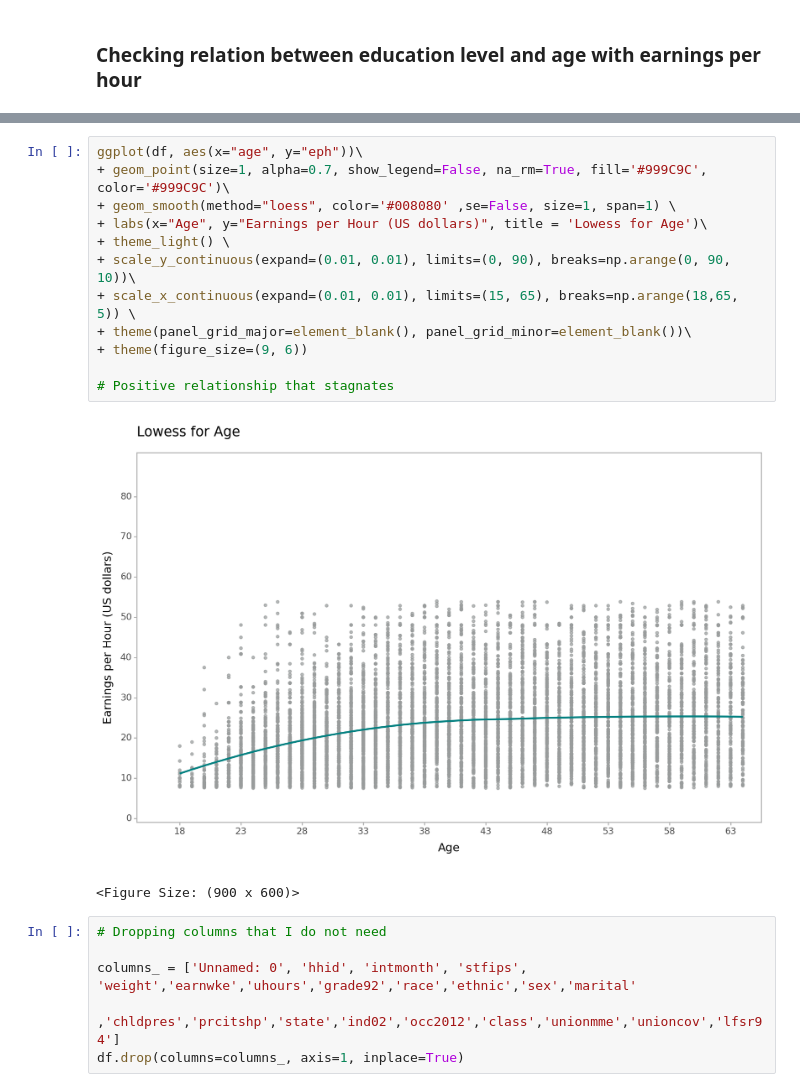
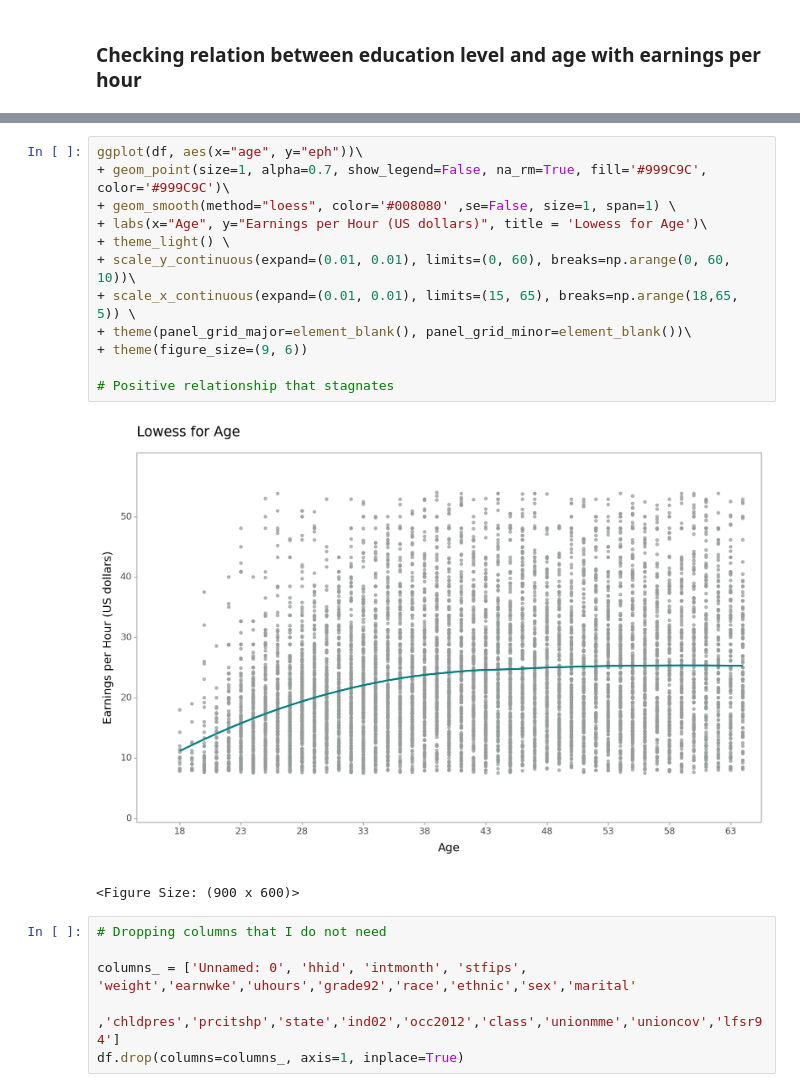
Before and after one commit to arbash-malik/DA3, a Jupyter notebook: Assignment Code.ipynb, the cells around one changed output, grey strips where cells are left out. Drawn from its saved outputs; the diff is of its cells as text.

Commit message:
Changed graph limit
sq breaks and axis limits

```diff
--- a/Assignment Code.ipynb
+++ b/Assignment Code.ipynb
@@ -467,17 +467,17 @@ ggplot(df, aes(x="grade92", y="eph"))\
 # %%
 ggplot(df, aes(x="age", y="eph"))\
 + geom_point(size=1, alpha=0.7, show_legend=False, na_rm=True, fill='#999C9C', color='#999C9C')\
 + geom_smooth(method="loess", color='#008080' ,se=False, size=1, span=1) \
 + labs(x="Age", y="Earnings per Hour (US dollars)", title = 'Lowess for Age')\
 + theme_light() \
-+ scale_y_continuous(expand=(0.01, 0.01), limits=(0, 90), breaks=np.arange(0, 90, 10))\
++ scale_y_continuous(expand=(0.01, 0.01), limits=(0, 60), breaks=np.arange(0, 60, 10))\
 + scale_x_continuous(expand=(0.01, 0.01), limits=(15, 65), breaks=np.arange(18,65, 5)) \
 + theme(panel_grid_major=element_blank(), panel_grid_minor=element_blank())\
 + theme(figure_size=(9, 6))
 
 # Positive relationship that stagnates
 # %% [output]
-[figure, old version]
+[figure, new version]
 <Figure Size: (900 x 600)>
 # %%
 # Dropping columns that I do not need
```
Also changed, not shown: parts of 1 cell of this notebook.
